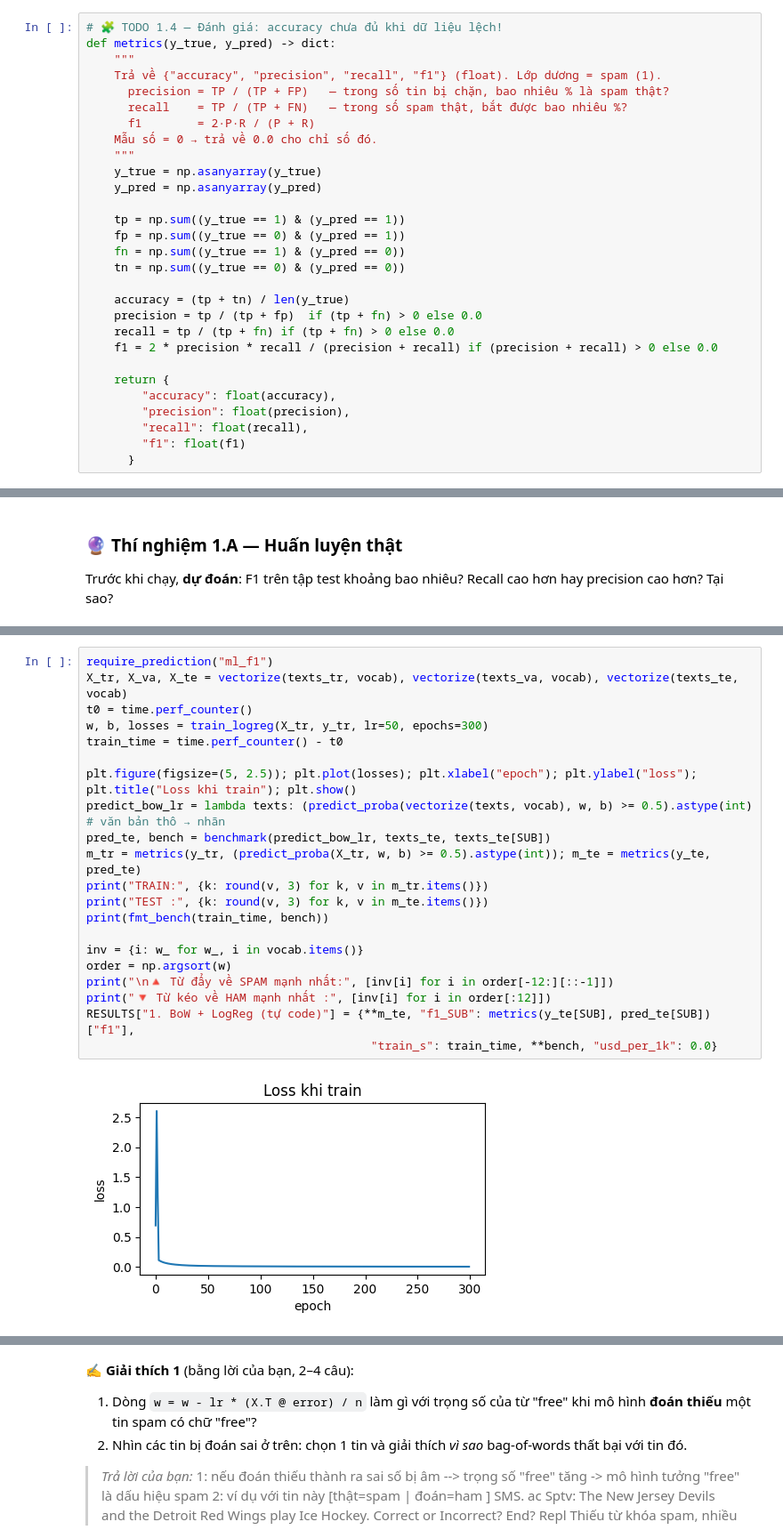
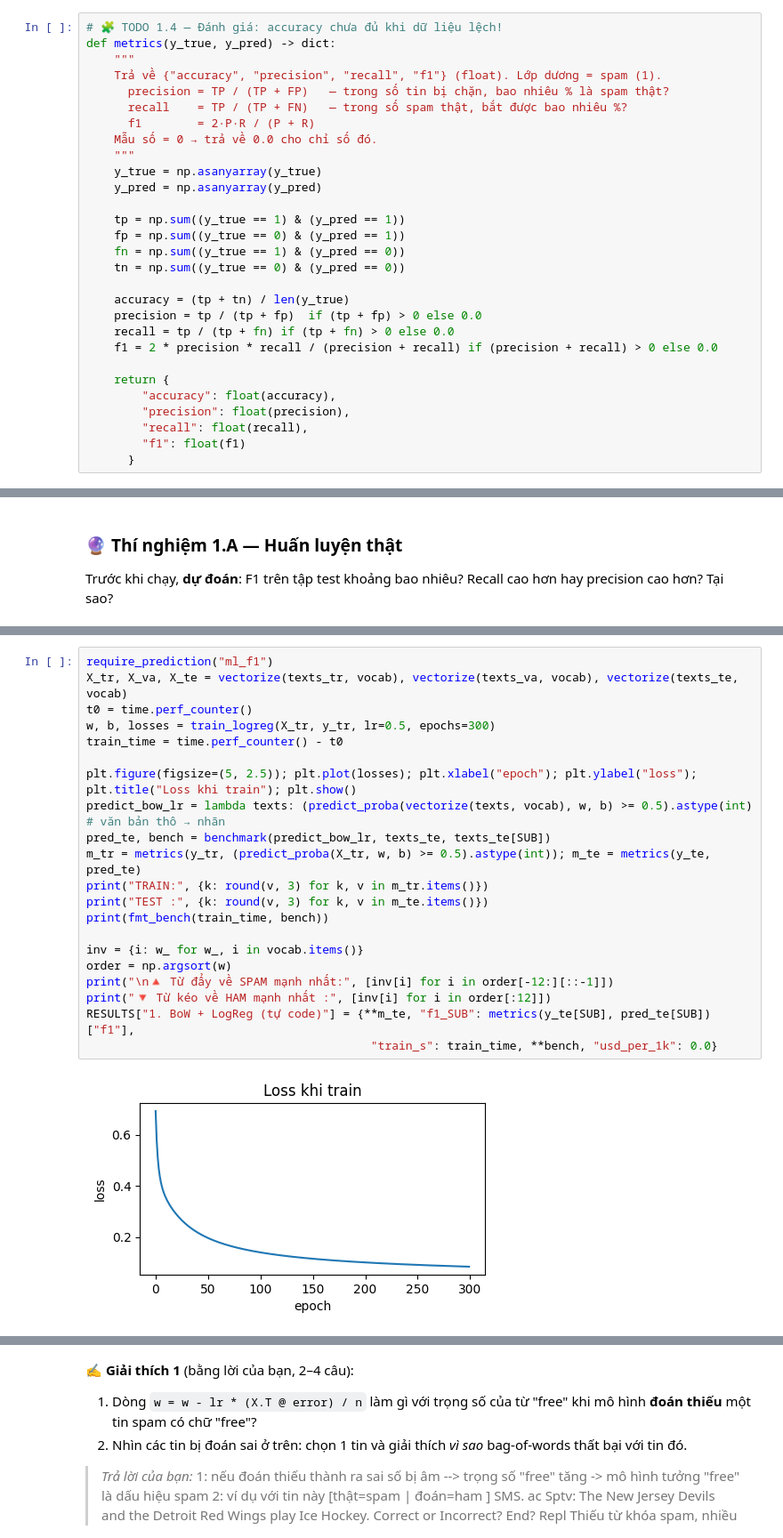
Before and after one commit to Minhduc7904/K5-L3B-Day01-NguyenMinhDuc-2A202603751-LLMFoundation, a Jupyter notebook: src/day01_spam_ml_dl_embedding_llm.ipynb, the cells around one changed output, grey strips where cells are left out. Shown at 89% size. Cells and saved outputs as stored; diff of their text form.

```diff
--- a/src/day01_spam_ml_dl_embedding_llm.ipynb
+++ b/src/day01_spam_ml_dl_embedding_llm.ipynb
@@ -341,7 +341,7 @@ def metrics(y_true, y_pred) -> dict:
     tn = np.sum((y_true == 0) & (y_pred == 0))
 
     accuracy = (tp + tn) / len(y_true)
-    precision = tp / (tp + fp)  if (tp + fn) > 0 else 0.0
+    precision = tp / (tp + fp)  if (tp + fp) > 0 else 0.0
     recall = tp / (tp + fn) if (tp + fn) > 0 else 0.0
     f1 = 2 * precision * recall / (precision + recall) if (precision + recall) > 0 else 0.0
 
@@ -371,23 +371,23 @@ predict("ml_f1", "F1 ≈ 0,9. Precision cao hơn recall, vì spam chỉ chiếm
 # %%
 require_prediction("ml_f1")
 X_tr, X_va, X_te = vectorize(texts_tr, vocab), vectorize(texts_va, vocab), vectorize(texts_te, vocab)
 t0 = time.perf_counter()
-w, b, losses = train_logreg(X_tr, y_tr, lr=50, epochs=300)
+w, b, losses = train_logreg(X_tr, y_tr, lr=0.5, epochs=300)
 train_time = time.perf_counter() - t0
 
 plt.figure(figsize=(5, 2.5)); plt.plot(losses); plt.xlabel("epoch"); plt.ylabel("loss"); plt.title("Loss khi train"); plt.show()
 predict_bow_lr = lambda texts: (predict_proba(vectorize(texts, vocab), w, b) >= 0.5).astype(int)   # văn bản thô → nhãn
 pred_te, bench = benchmark(predict_bow_lr, texts_te, texts_te[SUB])
 m_tr = metrics(y_tr, (predict_proba(X_tr, w, b) >= 0.5).astype(int)); m_te = metrics(y_te, pred_te)
 print("TRAIN:", {k: round(v, 3) for k, v in m_tr.items()})
 print("TEST :", {k: round(v, 3) for k, v in m_te.items()})
 print(fmt_bench(train_time, bench))
 
 inv = {i: w_ for w_, i in vocab.items()}
 order = np.argsort(w)
 print("\n🔺 Từ đẩy về SPAM mạnh nhất:", [inv[i] for i in order[-12:][::-1]])
 print("🔻 Từ kéo về HAM mạnh nhất :", [inv[i] for i in order[:12]])
 RESULTS["1. BoW + LogReg (tự code)"] = {**m_te, "f1_SUB": metrics(y_te[SUB], pred_te[SUB])["f1"],
                                          "train_s": train_time, **bench, "usd_per_1k": 0.0}
 # %% [output]
-[figure, old version]
+[figure, new version]
```
Also changed, not shown: parts of 37 cells of this notebook, 6 other files.
